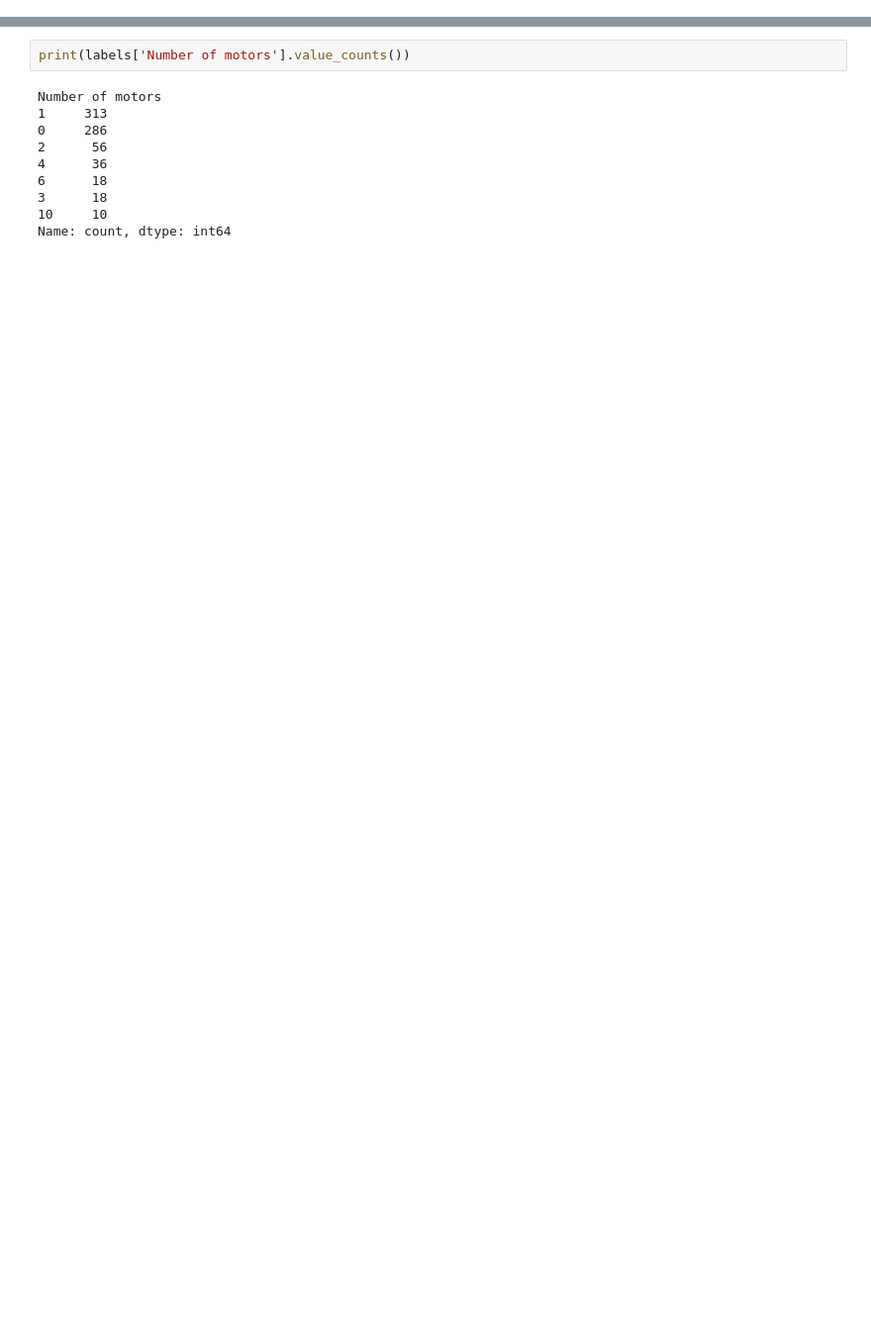
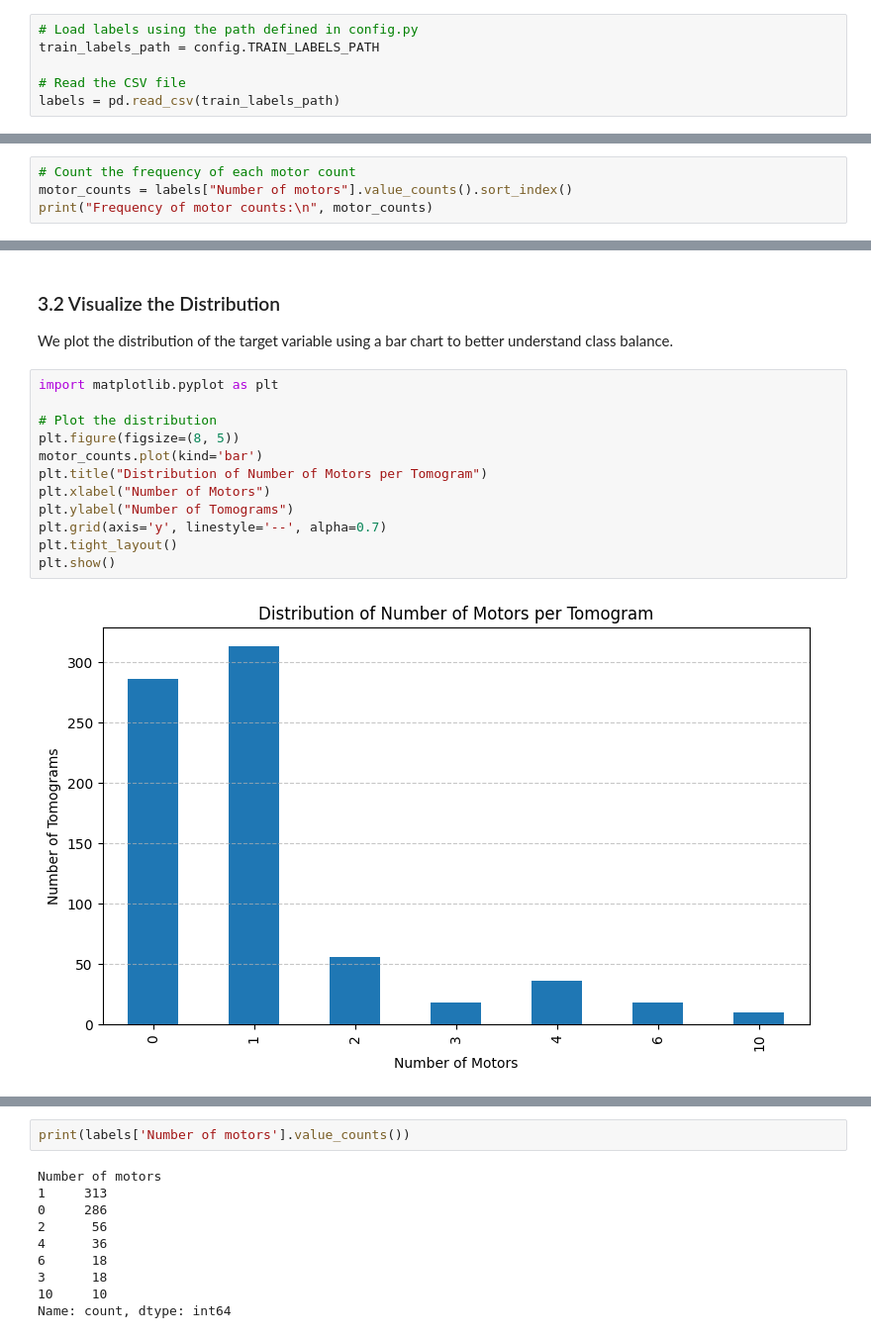
Before and after one commit to RamyBoulos/BYU_Locating_Bacterial_Flagellar_Motors_2025, a Jupyter notebook: notebooks/EDA.ipynb, the cells around one changed output, grey strips where cells are left out. Shown at 99% size. Saved outputs shown, nothing was run; the diff lists cells and outputs as text; blank space fills up the shorter version.

Commit message:
Update EDA, config, and requirements; initial project structure setup

```diff
--- a/notebooks/EDA.ipynb
+++ b/notebooks/EDA.ipynb
@@ -38,0 +39,6 @@ Successfully installed contourpy-1.3.2 cycler-0.12.1 fonttools-4.58.2 kiwisolver
+# %%
+# Load labels using the path defined in config.py
+train_labels_path = config.TRAIN_LABELS_PATH
+
+# Read the CSV file
+labels = pd.read_csv(train_labels_path)
@@ -38,0 +120,4 @@ Successfully installed contourpy-1.3.2 cycler-0.12.1 fonttools-4.58.2 kiwisolver
+# %%
+# Count the frequency of each motor count
+motor_counts = labels["Number of motors"].value_counts().sort_index()
+print("Frequency of motor counts:\n", motor_counts)
@@ -38,0 +135,17 @@ Successfully installed contourpy-1.3.2 cycler-0.12.1 fonttools-4.58.2 kiwisolver
+# %% [markdown]
+### 3.2 Visualize the Distribution
+We plot the distribution of the target variable using a bar chart to better understand class balance.
+# %%
+import matplotlib.pyplot as plt
+
+# Plot the distribution
+plt.figure(figsize=(8, 5))
+motor_counts.plot(kind='bar')
+plt.title("Distribution of Number of Motors per Tomogram")
+plt.xlabel("Number of Motors")
+plt.ylabel("Number of Tomograms")
+plt.grid(axis='y', linestyle='--', alpha=0.7)
+plt.tight_layout()
+plt.show()
+# %% [output]
+[figure, added]
```
Also changed, not shown: parts of 41 cells of this notebook, 4 other files.
